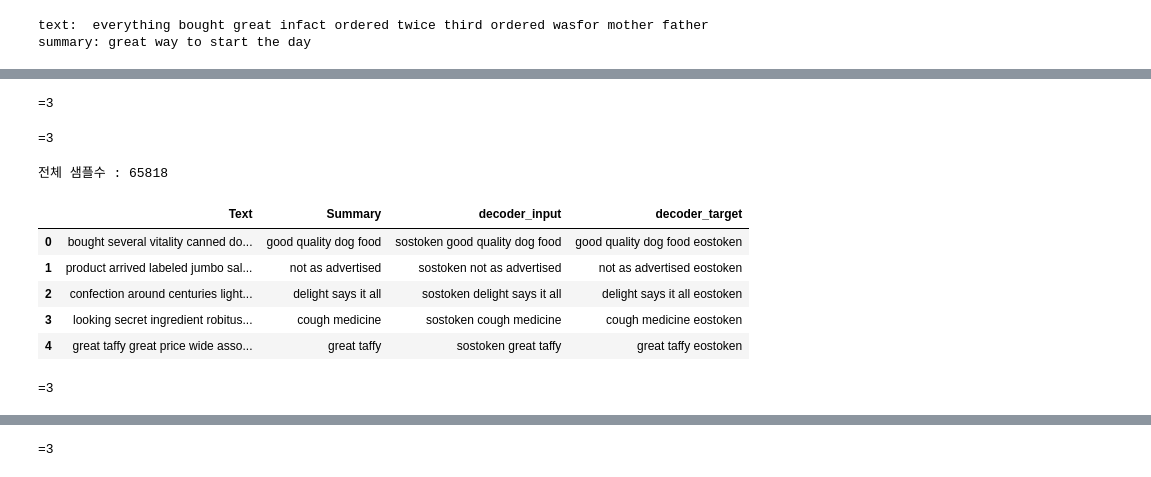
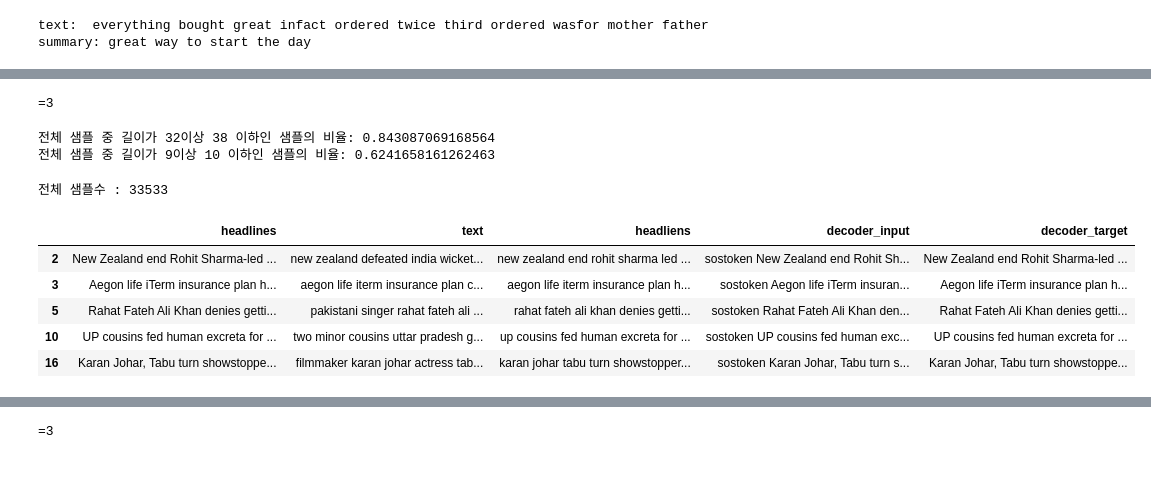
Before and after one commit to grapeabc1/first-repository, a Jupyter notebook: [E-08]NewsSummaryBot.ipynb, the cells around one changed output, grey strips where cells are left out. Saved outputs shown, nothing was run; the diff lists cells and outputs as text; code cells hidden in the pictures.

```diff
--- a/[E-08]NewsSummaryBot.ipynb
+++ b/[E-08]NewsSummaryBot.ipynb
@@ -211,9 +181,9 @@ Summary 전처리 후 결과:  ['good quality dog food', 'not as advertised', 'd
 # %%
-#이렇게 텍스트 정제 과정을 거친 후에는 다시 한번 빈 샘플이 생겼는지 확인해보는 것이 좋음
-data['Text'] = clean_text
-data['Summary'] = clean_summary
+# 데이터 정제 과정을 거쳤으니 다시 한번 빈 샘플이 생겼는지 확인해보기
+
+data['text'] = clean_text
+data['headlines'] = clean_headlines
 
 # 빈 값을 Null 값으로 변환
 data.replace('', np.nan, inplace=True)
-print('=3')
 # %% [output]
@@ -226,4 +197 @@ Summary    70
 dtype: int64
-# %%
-data.dropna(axis=0, inplace=True)
-print('전체 샘플수 :', (len(data)))
@@ -288,8 +252,7 @@ plt.show()
 # %%
-#위의 결과를 바탕으로 적절한 최대 길이 설정
-text_max_len = 50
-summary_max_len = 8
-print('=3')
+#위의 결과를 바탕으로 적절한 최대최소 길이 설정
+text_min_len = 32
+text_max_len = 38
+headlines_min_len = 9
+headlines_max_len = 10
-# %% [output]
-=3
 # %%
@@ -308,11 +268,18 @@ print('=3')
+# %%
+#위에서 정의한 최대최소길이 확인 함수를 활용해 설정한 임의의 길이가 몇%의 샘플까지 포함하는지 확인
+below_threshold_len(text_min_len, text_max_len, data['text'])
+below_threshold_len(headlines_min_len, headlines_max_len, data['headlines'])
+# %% [output]
+전체 샘플 중 길이가 32이상 38 이하인 샘플의 비율: 0.843087069168564
+전체 샘플 중 길이가 9이상 10 이하인 샘플의 비율: 0.6241658161262463
 # %%
 #정제방식은 정해진 길이로 자르는 것이아닌 정해진 길이 이상이면 제외하는 방법으로 정제
 
-data = data[data['Text'].apply(lambda x: len(x.split()) <= text_max_len)]
-data = data[data['Summary'].apply(lambda x: len(x.split()) <= summary_max_len)]
+data = data[data['text'].apply(lambda x: text_min_len <= len(x.split()) <= text_max_len)]
+data = data[data['headlines'].apply(lambda x: headlines_min_len <= len(x.split()) <= headlines_max_len)]
 print('전체 샘플수 :', (len(data)))
 # %% [output]
-전체 샘플수 : 65818
+전체 샘플수 : 33533
 # %%
 #시작 토큰과 종료 토큰 추가하기
 # %%
@@ -325,22 +292,19 @@ print('전체 샘플수 :', (len(data)))
 #디코더의 출력 또는 레이블에 해당되면서 종료 토큰이 맨 뒤에 붙는 문장의 이름 decoder_target
 # %%
 # 요약 데이터에는 시작 토큰과 종료 토큰을 추가한다.
-data['decoder_input'] = data['Summary'].apply(lambda x : 'sostoken '+ x)
-data['decoder_target'] = data['Summary'].apply(lambda x : x + ' eostoken')
+data['decoder_input'] = data['headlines'].apply(lambda x : 'sostoken '+ x)
+data['decoder_target'] = data['headlines'].apply(lambda x : x + ' eostoken')
 data.head()
 # %% [output]
-|  | Text | Summary | decoder_input | decoder_target |
-| 0 | bought several vitality canned do... | good quality dog food | sostoken good quality dog food | good quality dog food eostoken |
-| 1 | product arrived labeled jumbo sal... | not as advertised | sostoken not as advertised | not as advertised eostoken |
-| 2 | confection around centuries light... | delight says it all | sostoken delight says it all | delight says it all eostoken |
-| 3 | looking secret ingredient robitus... | cough medicine | sostoken cough medicine | cough medicine eostoken |
-| 4 | great taffy great price wide asso... | great taffy | sostoken great taffy | great taffy eostoken |
+|  | headlines | text | headliens | decoder_input | decoder_target |
+| 2 | New Zealand end Rohit Sharma-led ... | new zealand defeated india wicket... | new zealand end rohit sharma led ... | sostoken New Zealand end Rohit Sh... | New Zealand end Rohit Sharma-led ... |
+| 3 | Aegon life iTerm insurance plan h... | aegon life iterm insurance plan c... | aegon life iterm insurance plan h... | sostoken Aegon life iTerm insuran... | Aegon life iTerm insurance plan h... |
+| 5 | Rahat Fateh Ali Khan denies getti... | pakistani singer rahat fateh ali ... | rahat fateh ali khan denies getti... | sostoken Rahat Fateh Ali Khan den... | Rahat Fateh Ali Khan denies getti... |
+| 10 | UP cousins fed human excreta for ... | two minor cousins uttar pradesh g... | up cousins fed human excreta for ... | sostoken UP cousins fed human exc... | UP cousins fed human excreta for ... |
+| 16 | Karan Johar, Tabu turn showstoppe... | filmmaker karan johar actress tab... | karan johar tabu turn showstopper... | sostoken Karan Johar, Tabu turn s... | Karan Johar, Tabu turn showstoppe... |
 # %%
 # 인코더의 입력, 디코더의 입력과 레이블을 각각 다시 numpy 타입으로 저장
 
-encoder_input = np.array(data['Text']) # 인코더의 입력
+encoder_input = np.array(data['text']) # 인코더의 입력
 decoder_input = np.array(data['decoder_input']) # 디코더의 입력
 decoder_target = np.array(data['decoder_target']) # 디코더의 레이블
-print('=3')
-# %% [output]
-=3
```
Also changed, not shown: parts of 143 cells of this notebook.
